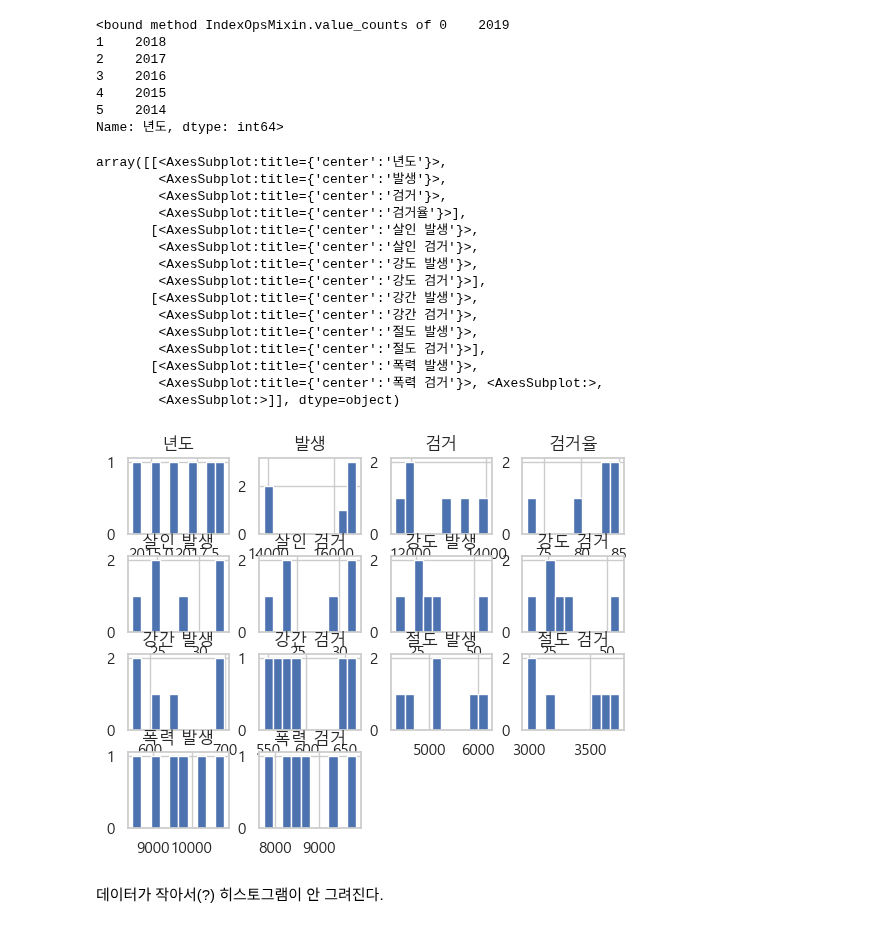
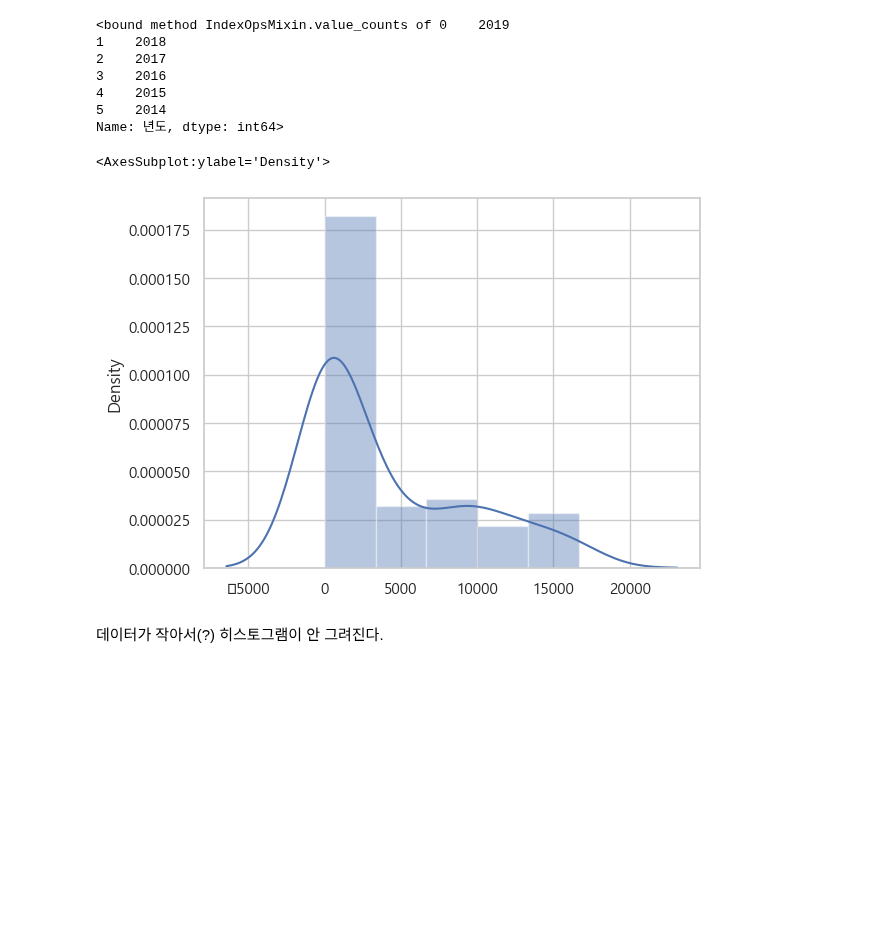
Before and after one commit to sejinhwang97ko/2023prac, a Jupyter notebook: hello/corr.ipynb, the cells around one changed output. Saved outputs shown, nothing was run; the diff lists cells and outputs as text; code cells hidden in the pictures; blank space fills up the shorter version.

```diff
--- a/hello/corr.ipynb
+++ b/hello/corr.ipynb
@@ -428,25 +429,11 @@ data['년도'].value_counts
 4    2015
 5    2014
 Name: 년도, dtype: int64>
-# %%
-data.hist()
-# %% [output]
-array([[<AxesSubplot:title={'center':'년도'}>,
-        <AxesSubplot:title={'center':'발생'}>,
-        <AxesSubplot:title={'center':'검거'}>,
-        <AxesSubplot:title={'center':'검거율'}>],
-       [<AxesSubplot:title={'center':'살인 발생'}>,
-        <AxesSubplot:title={'center':'살인 검거'}>,
-        <AxesSubplot:title={'center':'강도 발생'}>,
-        <AxesSubplot:title={'center':'강도 검거'}>],
-       [<AxesSubplot:title={'center':'강간 발생'}>,
-        <AxesSubplot:title={'center':'강간 검거'}>,
-        <AxesSubplot:title={'center':'절도 발생'}>,
-        <AxesSubplot:title={'center':'절도 검거'}>],
-       [<AxesSubplot:title={'center':'폭력 발생'}>,
-        <AxesSubplot:title={'center':'폭력 검거'}>, <AxesSubplot:>,
-        <AxesSubplot:>]], dtype=object)
-[figure, removed]
+# %%
+sns.distplot(data["발생"])
+# %% [output]
+<AxesSubplot:ylabel='Density'>
+[figure, added]
 # %% [markdown]
 데이터가 작아서(?) 히스토그램이 안 그려진다.
 # %%
```
Also changed, not shown: parts of 4 cells of this notebook, 1 other file.
